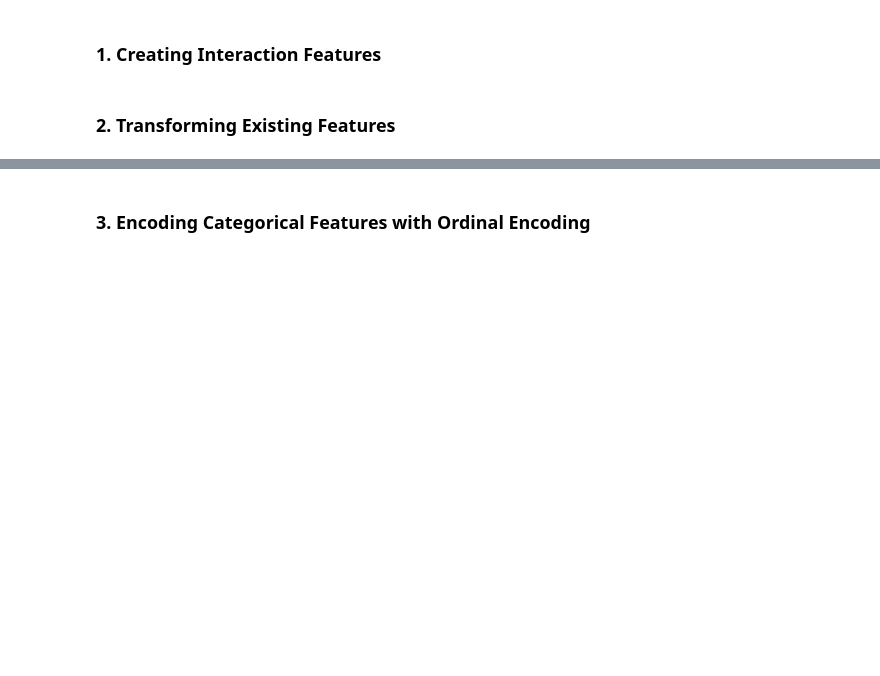
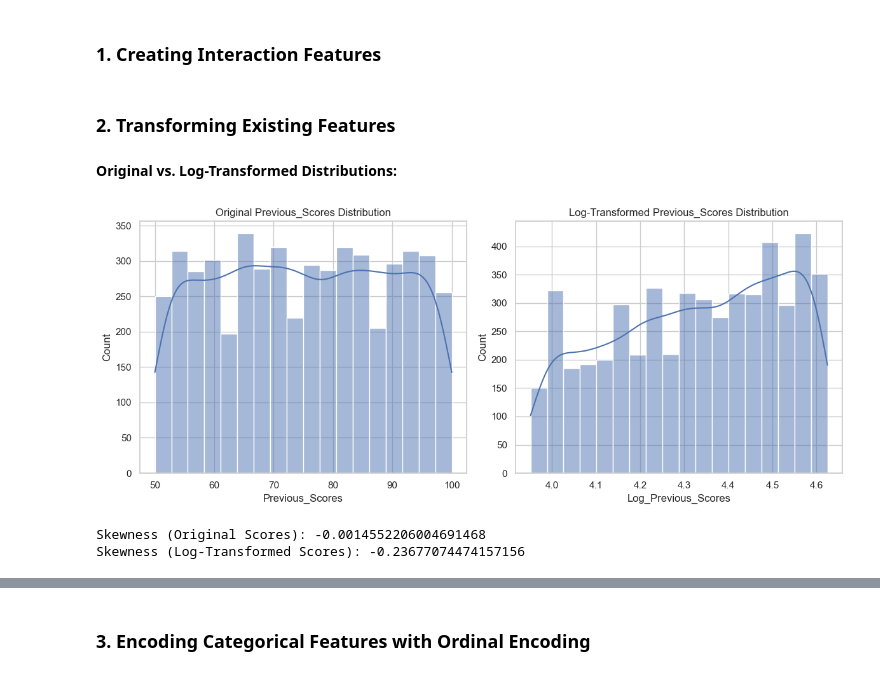
Before and after one commit to adirelm/TDS_student_performance_analysis, a Jupyter notebook: TDS_student_performance_analysis_part2.ipynb, the cells around one changed output, grey strips where cells are left out. Cells and saved outputs as stored; diff of their text form; code cells hidden in the pictures; blank space fills up the shorter version.

```diff
--- a/TDS_student_performance_analysis_part2.ipynb
+++ b/TDS_student_performance_analysis_part2.ipynb
@@ -533,0 +513,28 @@ X_test['Hours_Studied_Squared'] = X_test['Hours_Studied'] ** 2
+# %% [markdown]
+**Original vs. Log-Transformed Distributions:**
+# %%
+plt.figure(figsize=(12, 5))
+
+plt.subplot(1, 2, 1)
+sns.histplot(X_train['Previous_Scores'], kde=True)
+plt.title('Original Previous_Scores Distribution')
+
+plt.subplot(1, 2, 2)
+sns.histplot(X_train['Log_Previous_Scores'], kde=True)
+plt.title('Log-Transformed Previous_Scores Distribution')
+
+plt.tight_layout()
+plt.show()
+# %% [output]
+[figure, added]
+# %%
+from scipy.stats import skew
+
+skew_original = skew(X_train["Previous_Scores"].dropna())
+skew_log = skew(X_train["Log_Previous_Scores"].dropna())
+
+print("Skewness (Original Scores):", skew_original)
+print("Skewness (Log-Transformed Scores):", skew_log)
+# %% [output]
+Skewness (Original Scores): -0.0014552206004691468
+Skewness (Log-Transformed Scores): -0.23677074474157156
```
Also changed, not shown: parts of 6 cells of this notebook.
